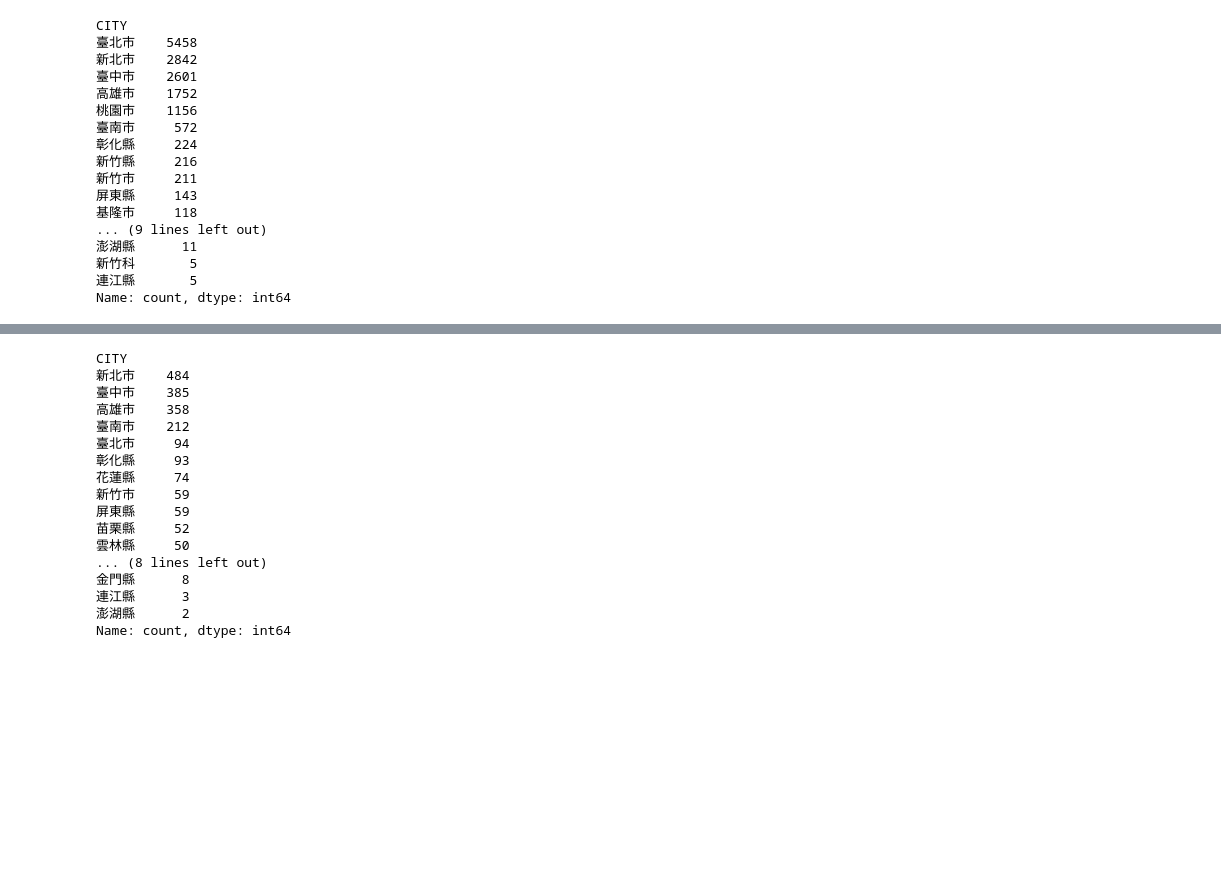
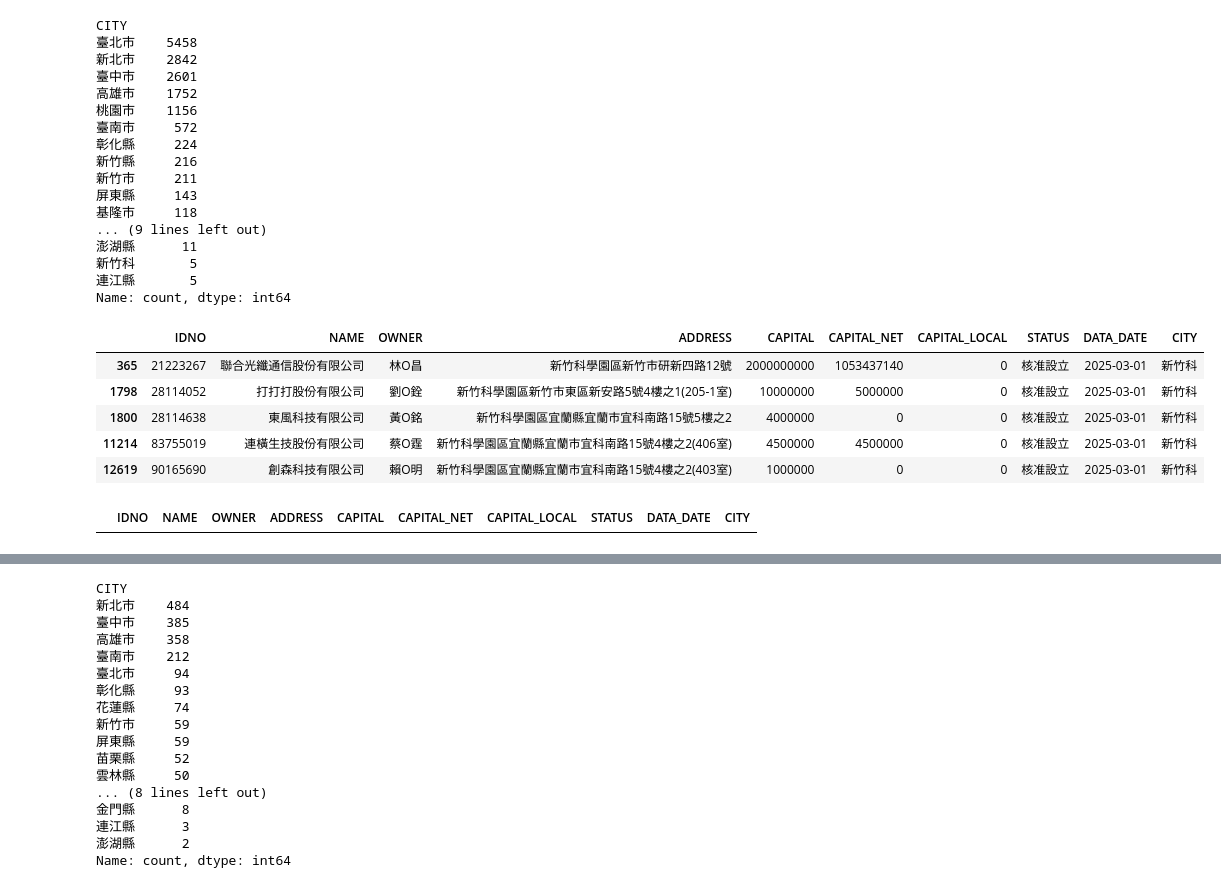
Before and after one commit to arienchen/courses, a Jupyter notebook: Python數據分析/Lab/lab-24.ipynb, the cells around one changed output, grey strips where cells are left out. Saved outputs shown, nothing was run; the diff lists cells and outputs as text; code cells hidden in the pictures; blank space fills up the shorter version.

```diff
--- a/Python數據分析/Lab/lab-24.ipynb
+++ b/Python數據分析/Lab/lab-24.ipynb
@@ -317,3 +317,14 @@ CITY
 新竹科       5
 連江縣       5
 Name: count, dtype: int64
+# %%
+# "新竹科" ?
+# 重新檢視內容
+df1[df1["CITY"].str.startswith("新竹科")]
+# %% [output]
+|  | IDNO | NAME | OWNER | ADDRESS | CAPITAL | CAPITAL_NET | CAPITAL_LOCAL | STATUS | DATA_DATE | CITY |
+| 365 | 21223267 | 聯合光纖通信股份有限公司 | 林O昌 | 新竹科學園區新竹市研新四路12號 | 2000000000 | 1053437140 | 0 | 核准設立 | 2025-03-01 | 新竹科 |
+| 1798 | 28114052 | 打打打股份有限公司 | 劉O銓 | 新竹科學園區新竹市東區新安路5號4樓之1(205-1室) | 10000000 | 5000000 | 0 | 核准設立 | 2025-03-01 | 新竹科 |
+| 1800 | 28114638 | 東風科技有限公司 | 黃O銘 | 新竹科學園區宜蘭縣宜蘭市宜科南路15號5樓之2 | 4000000 | 0 | 0 | 核准設立 | 2025-03-01 | 新竹科 |
+| 11214 | 83755019 | 連橫生技股份有限公司 | 蔡O霆 | 新竹科學園區宜蘭縣宜蘭市宜科南路15號4樓之2(406室) | 4500000 | 4500000 | 0 | 核准設立 | 2025-03-01 | 新竹科 |
+| 12619 | 90165690 | 創森科技有限公司 | 賴O明 | 新竹科學園區宜蘭縣宜蘭市宜科南路15號4樓之2(403室) | 1000000 | 0 | 0 | 核准設立 | 2025-03-01 | 新竹科 |
@@ -319,0 +334,5 @@ Name: count, dtype: int64
+# %%
+# 再次檢查
+df1[~df1["CITY"].str.get(2).isin(['縣','市'])]
+# %% [output]
+|  | IDNO | NAME | OWNER | ADDRESS | CAPITAL | CAPITAL_NET | CAPITAL_LOCAL | STATUS | DATA_DATE | CITY |
```
Also changed, not shown: parts of 2 cells of this notebook, 1 other file.
